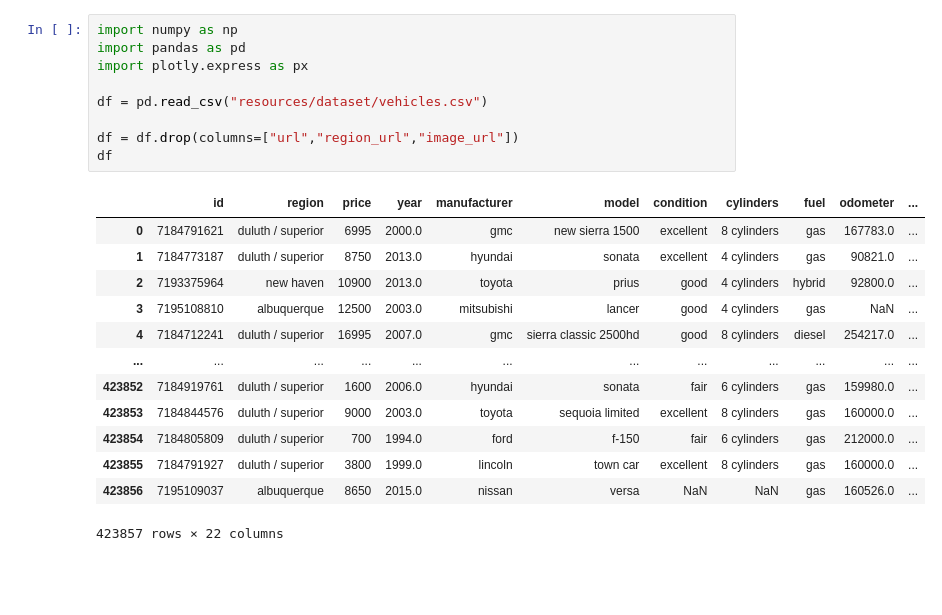
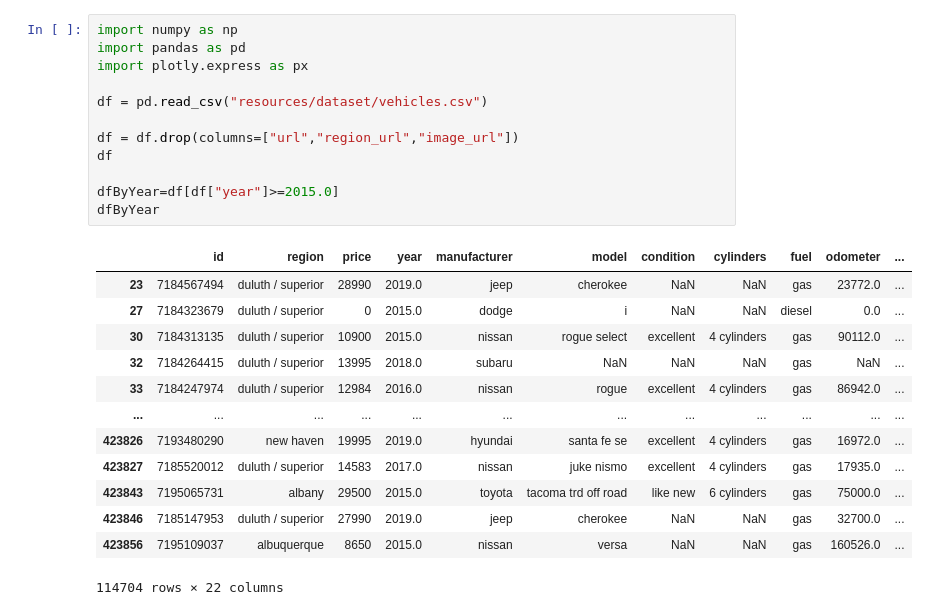
Before and after one commit to fMoro1999/used_cars_dataset_analysis, a Jupyter notebook: used_cars.ipynb, the cells around one changed output. Saved outputs shown, nothing was run; the diff lists cells and outputs as text; blank space fills up the shorter version.

Commit message:
Added filterByYear dataset

```diff
--- a/used_cars.ipynb
+++ b/used_cars.ipynb
@@ -5,26 +3,29 @@ Autosaving every 30 seconds
 # %%
 import numpy as np
 import pandas as pd
 import plotly.express as px
 
 df = pd.read_csv("resources/dataset/vehicles.csv")
 
 df = df.drop(columns=["url","region_url","image_url"])
 df
+
+dfByYear=df[df["year"]>=2015.0]
+dfByYear
 # %% [output]
 |  | id | region | price | year | manufacturer | model | condition | cylinders | fuel | odometer | ... |
-| 0 | 7184791621 | duluth / superior | 6995 | 2000.0 | gmc | new sierra 1500 | excellent | 8 cylinders | gas | 167783.0 | ... |
-| 1 | 7184773187 | duluth / superior | 8750 | 2013.0 | hyundai | sonata | excellent | 4 cylinders | gas | 90821.0 | ... |
-| 2 | 7193375964 | new haven | 10900 | 2013.0 | toyota | prius | good | 4 cylinders | hybrid | 92800.0 | ... |
-| 3 | 7195108810 | albuquerque | 12500 | 2003.0 | mitsubishi | lancer | good | 4 cylinders | gas | NaN | ... |
-| 4 | 7184712241 | duluth / superior | 16995 | 2007.0 | gmc | sierra classic 2500hd | good | 8 cylinders | diesel | 254217.0 | ... |
+| 23 | 7184567494 | duluth / superior | 28990 | 2019.0 | jeep | cherokee | NaN | NaN | gas | 23772.0 | ... |
+| 27 | 7184323679 | duluth / superior | 0 | 2015.0 | dodge | i | NaN | NaN | diesel | 0.0 | ... |
+| 30 | 7184313135 | duluth / superior | 10900 | 2015.0 | nissan | rogue select | excellent | 4 cylinders | gas | 90112.0 | ... |
+| 32 | 7184264415 | duluth / superior | 13995 | 2018.0 | subaru | NaN | NaN | NaN | gas | NaN | ... |
+| 33 | 7184247974 | duluth / superior | 12984 | 2016.0 | nissan | rogue | excellent | 4 cylinders | gas | 86942.0 | ... |
 | ... | ... | ... | ... | ... | ... | ... | ... | ... | ... | ... | ... |
-| 423852 | 7184919761 | duluth / superior | 1600 | 2006.0 | hyundai | sonata | fair | 6 cylinders | gas | 159980.0 | ... |
-| 423853 | 7184844576 | duluth / superior | 9000 | 2003.0 | toyota | sequoia limited | excellent | 8 cylinders | gas | 160000.0 | ... |
-| 423854 | 7184805809 | duluth / superior | 700 | 1994.0 | ford | f-150 | fair | 6 cylinders | gas | 212000.0 | ... |
-| 423855 | 7184791927 | duluth / superior | 3800 | 1999.0 | lincoln | town car | excellent | 8 cylinders | gas | 160000.0 | ... |
+| 423826 | 7193480290 | new haven | 19995 | 2019.0 | hyundai | santa fe se | excellent | 4 cylinders | gas | 16972.0 | ... |
+| 423827 | 7185520012 | duluth / superior | 14583 | 2017.0 | nissan | juke nismo | excellent | 4 cylinders | gas | 17935.0 | ... |
+| 423843 | 7195065731 | albany | 29500 | 2015.0 | toyota | tacoma trd off road | like new | 6 cylinders | gas | 75000.0 | ... |
+| 423846 | 7185147953 | duluth / superior | 27990 | 2019.0 | jeep | cherokee | NaN | NaN | gas | 32700.0 | ... |
 | 423856 | 7195109037 | albuquerque | 8650 | 2015.0 | nissan | versa | NaN | NaN | gas | 160526.0 | ... |
-423857 rows × 22 columns
+114704 rows × 22 columns
 # %%
 # All columns in the dataset
 allColumns=set(df)
```
Also changed, not shown: parts of 2 cells of this notebook.
